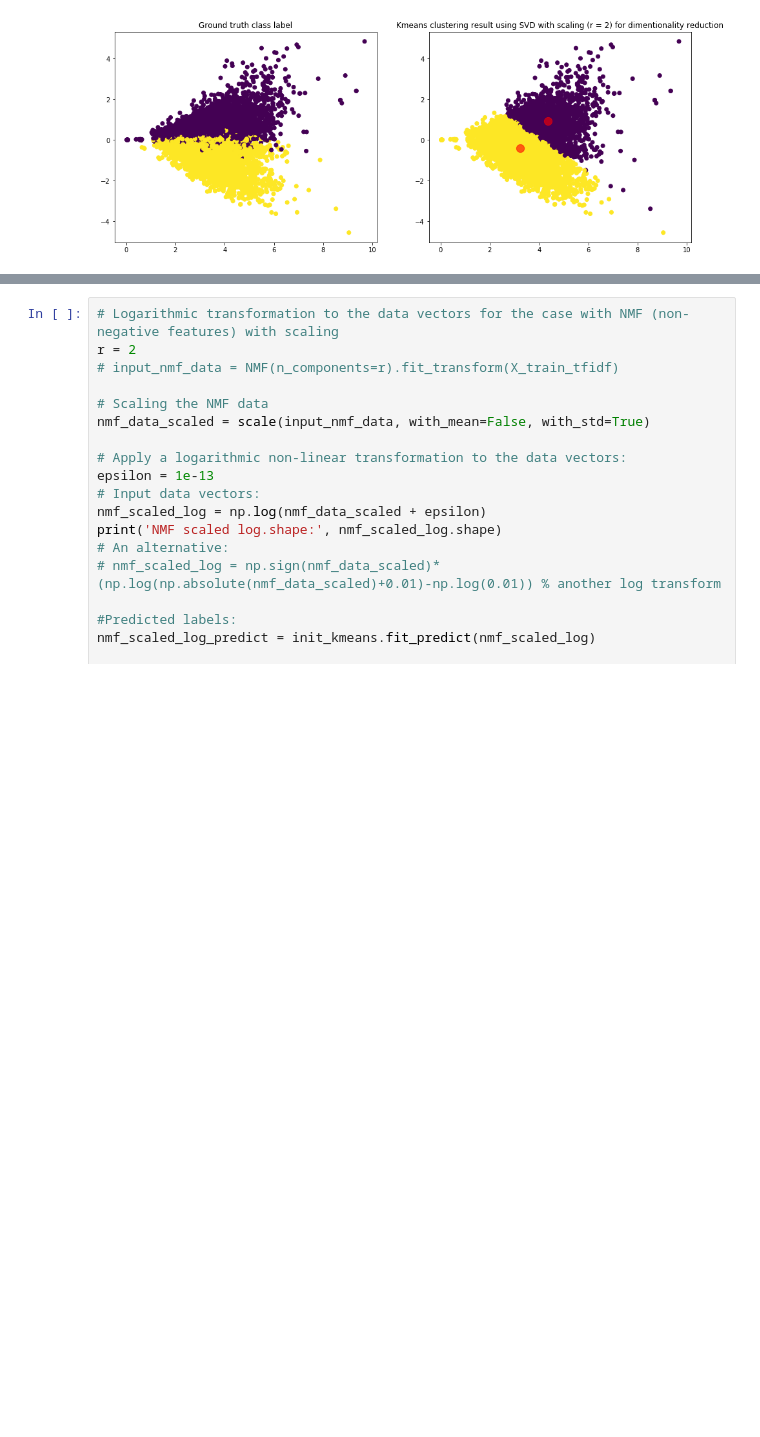
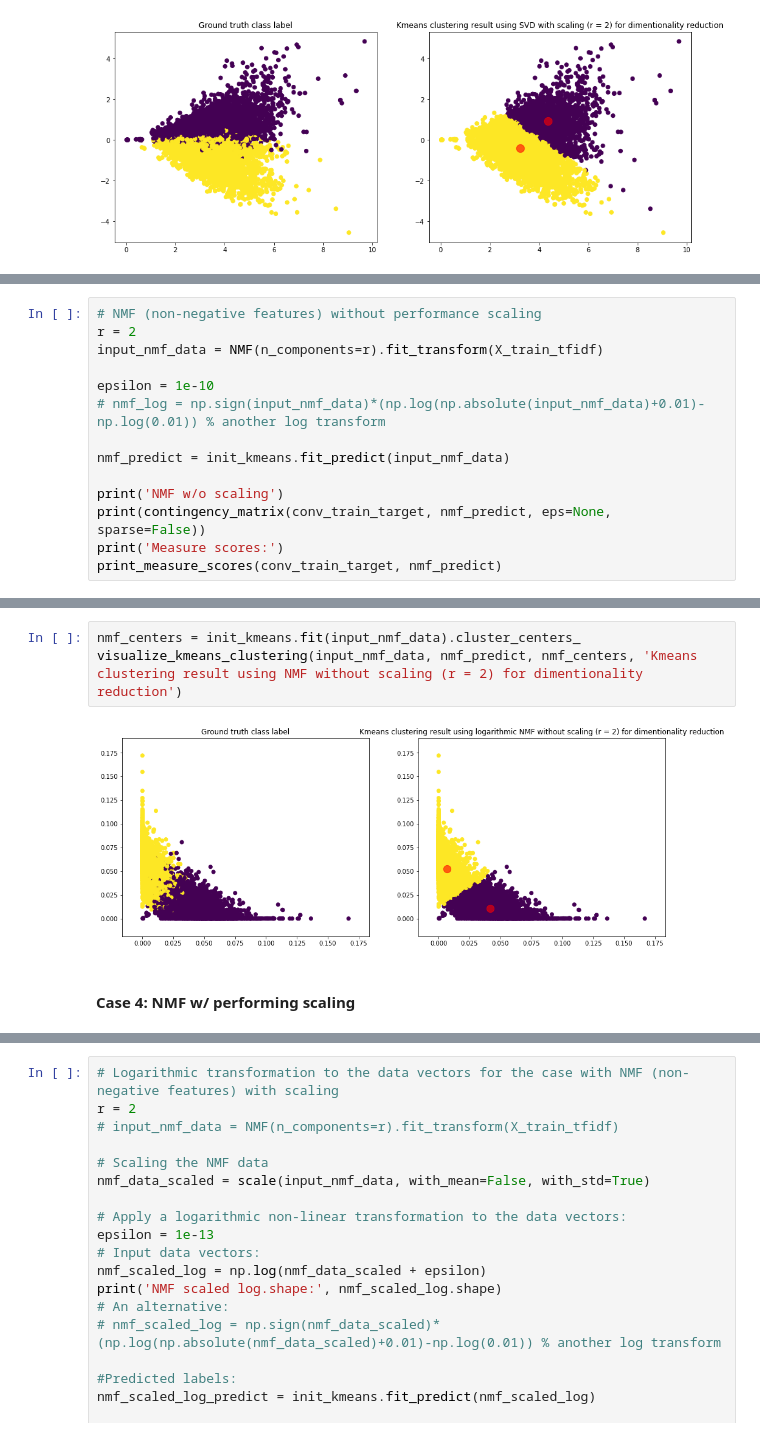
Before and after one commit to MaggieX/LargeScaleDataMining, a Jupyter notebook: Clustering/Clustering.ipynb, the cells around one changed output, grey strips where cells are left out. Saved outputs shown, nothing was run; the diff lists cells and outputs as text; blank space fills up the shorter version.

```diff
--- a/Clustering/Clustering.ipynb
+++ b/Clustering/Clustering.ipynb
@@ -425,0 +444,14 @@ visualize_kmeans_clustering(svd_data_scaled, svd_scaled_labels, svd_scaled_cente
+# %%
+# NMF (non-negative features) without performance scaling
+r = 2
+input_nmf_data = NMF(n_components=r).fit_transform(X_train_tfidf)
+
+epsilon = 1e-10
+# nmf_log = np.sign(input_nmf_data)*(np.log(np.absolute(input_nmf_data)+0.01)-np.log(0.01)) % another log transform
+
+nmf_predict = init_kmeans.fit_predict(input_nmf_data)
+
+print('NMF w/o scaling')
+print(contingency_matrix(conv_train_target, nmf_predict, eps=None, sparse=False))
+print('Measure scores:')
+print_measure_scores(conv_train_target, nmf_predict)
@@ -425,0 +468,7 @@ visualize_kmeans_clustering(svd_data_scaled, svd_scaled_labels, svd_scaled_cente
+# %%
+nmf_centers = init_kmeans.fit(input_nmf_data).cluster_centers_
+visualize_kmeans_clustering(input_nmf_data, nmf_predict, nmf_centers, 'Kmeans clustering result using NMF without scaling (r = 2) for dimentionality reduction')
+# %% [output]
+[figure, added]
+# %% [markdown]
+#### Case 4:  NMF w/ performing scaling
```
Also changed, not shown: parts of 9 cells of this notebook.
